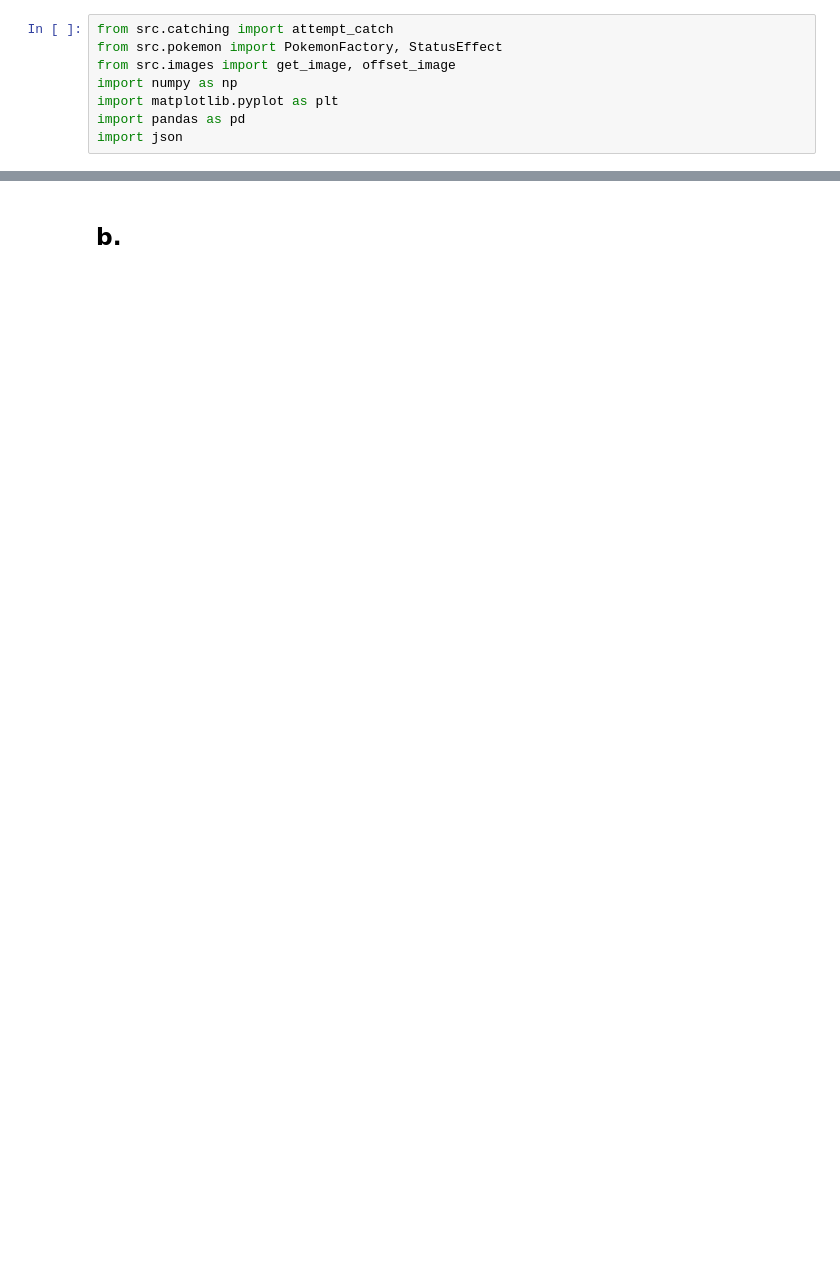
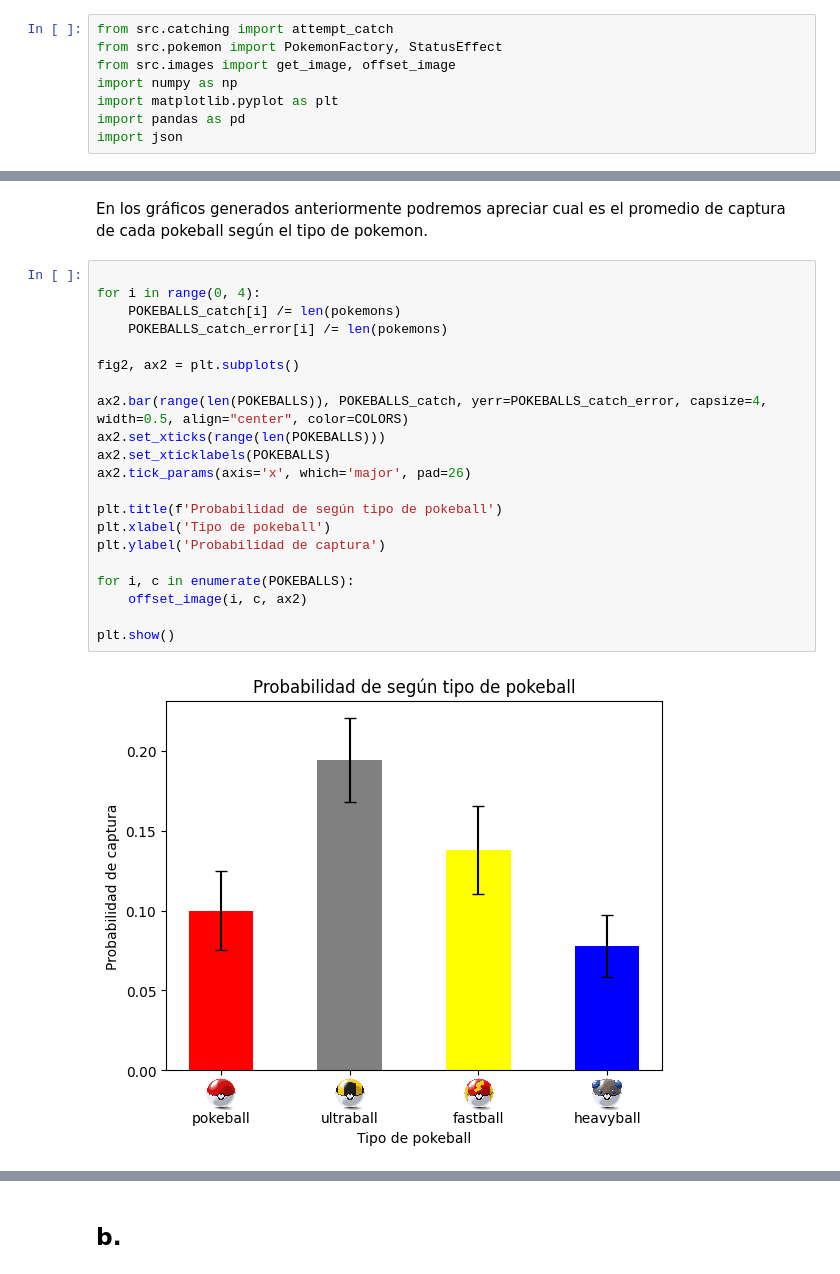
Before and after one commit to lukyferreiro/TPs-SIA, a Jupyter notebook: TP0/Ejercicio1.ipynb, the cells around one changed output, grey strips where cells are left out. Drawn from its saved outputs; the diff is of its cells as text; blank space fills up the shorter version.

```diff
--- a/TP0/Ejercicio1.ipynb
+++ b/TP0/Ejercicio1.ipynb
@@ -66,0 +73,25 @@ for pokemon in pokemons:
+# %% [markdown]
+En los gráficos generados anteriormente podremos apreciar cual es el promedio de captura de cada pokeball según el tipo de pokemon.
+# %%
+
+for i in range(0, 4):
+    POKEBALLS_catch[i] /= len(pokemons)
+    POKEBALLS_catch_error[i] /= len(pokemons)
+
+fig2, ax2 = plt.subplots()
+
+ax2.bar(range(len(POKEBALLS)), POKEBALLS_catch, yerr=POKEBALLS_catch_error, capsize=4, width=0.5, align="center", color=COLORS)
+ax2.set_xticks(range(len(POKEBALLS)))
+ax2.set_xticklabels(POKEBALLS)
+ax2.tick_params(axis='x', which='major', pad=26)
+
+plt.title(f'Probabilidad de según tipo de pokeball')
+plt.xlabel('Tipo de pokeball')
+plt.ylabel('Probabilidad de captura')
+
+for i, c in enumerate(POKEBALLS):
+	offset_image(i, c, ax2)
+
+plt.show()
+# %% [output]
+[figure, added]
```
Also changed, not shown: parts of 7 cells of this notebook, 1 other file.
